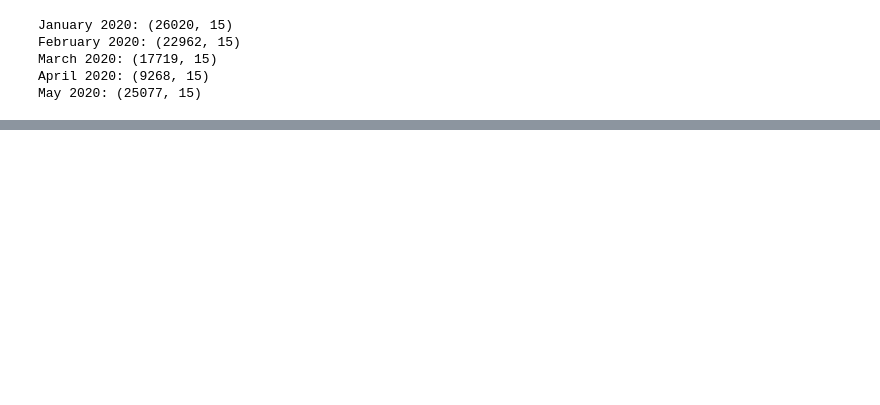
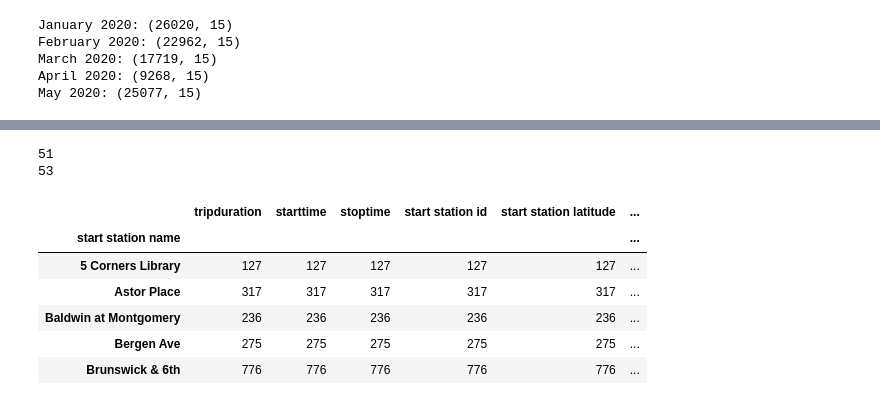
Before and after one commit to baronsgit/tableau-citibike-challenge, a Jupyter notebook: DataCombiner.ipynb, the cells around one changed output, grey strips where cells are left out. Saved outputs shown, nothing was run; the diff lists cells and outputs as text; code cells hidden in the pictures; blank space fills up the shorter version.

```diff
--- a/DataCombiner.ipynb
+++ b/DataCombiner.ipynb
@@ -57,8 +78,19 @@ may_subset.to_csv("may_subset.csv")
 # %%
 # get number of unique stations
-start_ids = jan_data.groupby(["start station id"])
-end_ids = jan_data.groupby(["end station id"])
+start_ids = jan_data.groupby(["start station name"]).count()
+end_ids = jan_data.groupby(["end station name"])
 print(len(start_ids))
 print(len(end_ids))
+start_ids.head()
+# %% [output]
+51
+53
+|  | tripduration | starttime | stoptime | start station id | start station latitude | ... |
+| start station name |  |  |  |  |  | ... |
+| 5 Corners Library | 127 | 127 | 127 | 127 | 127 | ... |
+| Astor Place | 317 | 317 | 317 | 317 | 317 | ... |
+| Baldwin at Montgomery | 236 | 236 | 236 | 236 | 236 | ... |
+| Bergen Ave | 275 | 275 | 275 | 275 | 275 | ... |
+| Brunswick & 6th | 776 | 776 | 776 | 776 | 776 | ... |
 # %%
 jan_data.describe()
```
Also changed, not shown: parts of 6 cells of this notebook.
